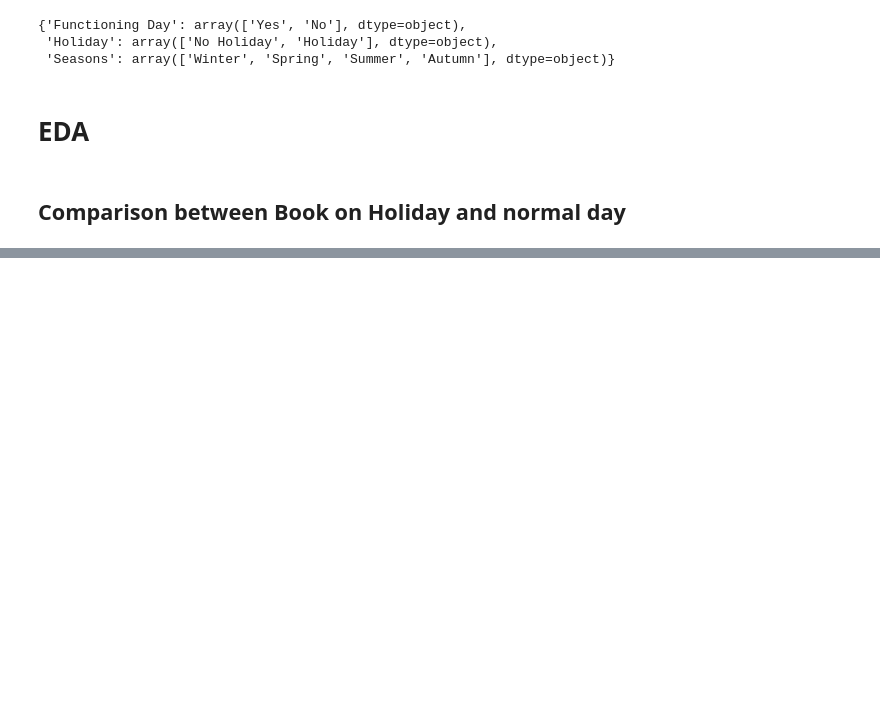
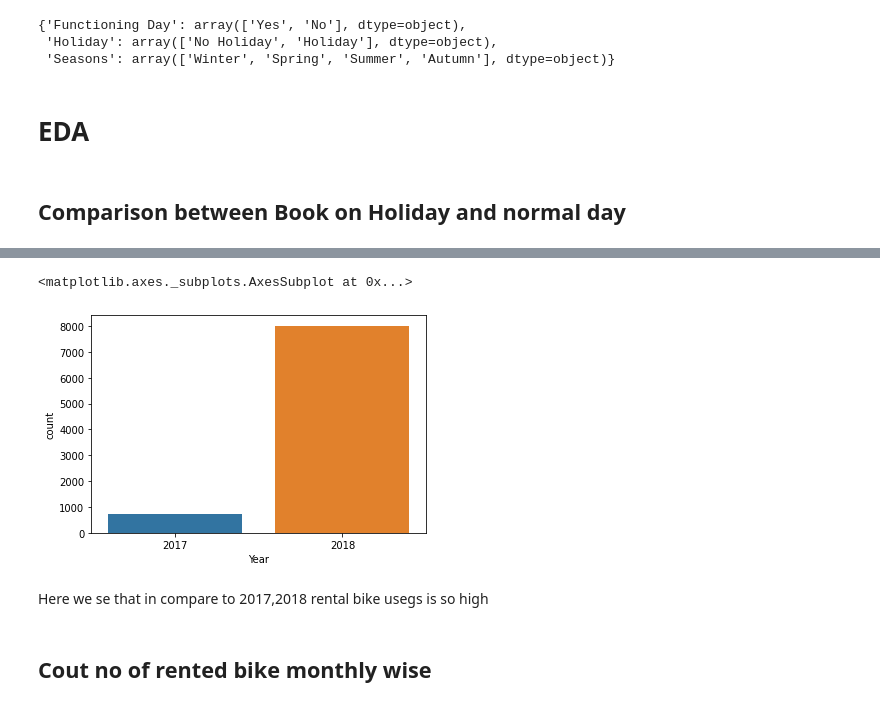
Before and after one commit to satyam-jyoti-sankar/Bike-Sharing-Demand-Prediction-, a Jupyter notebook: Bike_Sharing_Demand_Prediction_Capstone_Project.ipynb, the cells around one changed output, grey strips where cells are left out. Cells and saved outputs as stored; diff of their text form; code cells hidden in the pictures; blank space fills up the shorter version.

```diff
--- a/Bike_Sharing_Demand_Prediction_Capstone_Project.ipynb
+++ b/Bike_Sharing_Demand_Prediction_Capstone_Project.ipynb
@@ -254,0 +249,9 @@ y
+# %%
+sns.countplot(x="Year", data=df)
+# %% [output]
+<matplotlib.axes._subplots.AxesSubplot at 0x...>
+[figure, added]
+# %% [markdown]
+Here we se that in compare to 2017,2018 rental bike usegs is so high
+# %% [markdown]
+## Cout no of rented bike monthly wise
```
Also changed, not shown: parts of 26 cells of this notebook.
